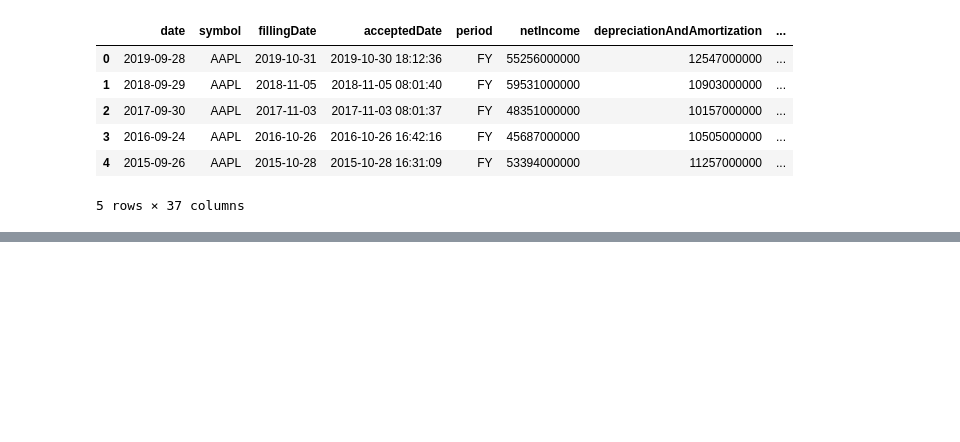
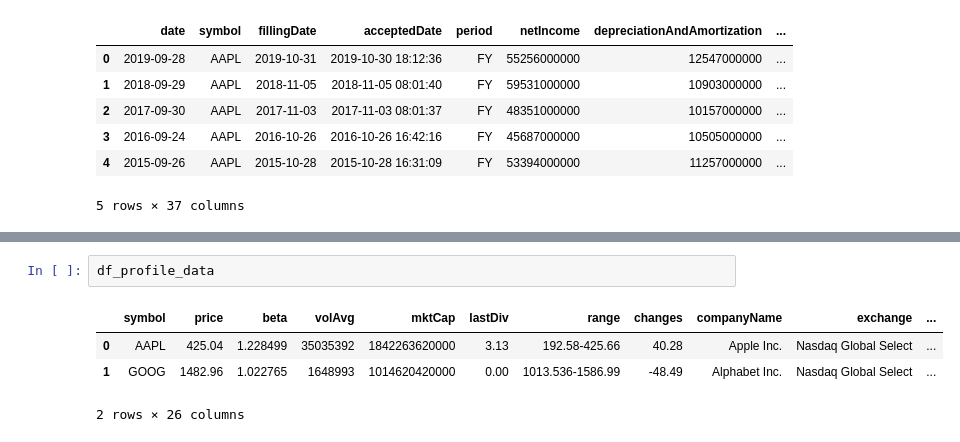
Before and after one commit to ooisiang/stock-analysis, a Jupyter notebook: stock_analysis.ipynb, the cells around one changed output, grey strips where cells are left out. Saved outputs shown, nothing was run; the diff lists cells and outputs as text; blank space fills up the shorter version.

```diff
--- a/stock_analysis.ipynb
+++ b/stock_analysis.ipynb
@@ -126,0 +198,7 @@ dtype: object
+# %%
+df_profile_data
+# %% [output]
+|  | symbol | price | beta | volAvg | mktCap | lastDiv | range | changes | companyName | exchange | ... |
+| 0 | AAPL | 425.04 | 1.228499 | 35035392 | 1842263620000 | 3.13 | 192.58-425.66 | 40.28 | Apple Inc. | Nasdaq Global Select | ... |
+| 1 | GOOG | 1482.96 | 1.022765 | 1648993 | 1014620420000 | 0.00 | 1013.536-1586.99 | -48.49 | Alphabet Inc. | Nasdaq Global Select | ... |
+2 rows × 26 columns
```
Also changed, not shown: parts of 16 cells of this notebook, 1 other file.
